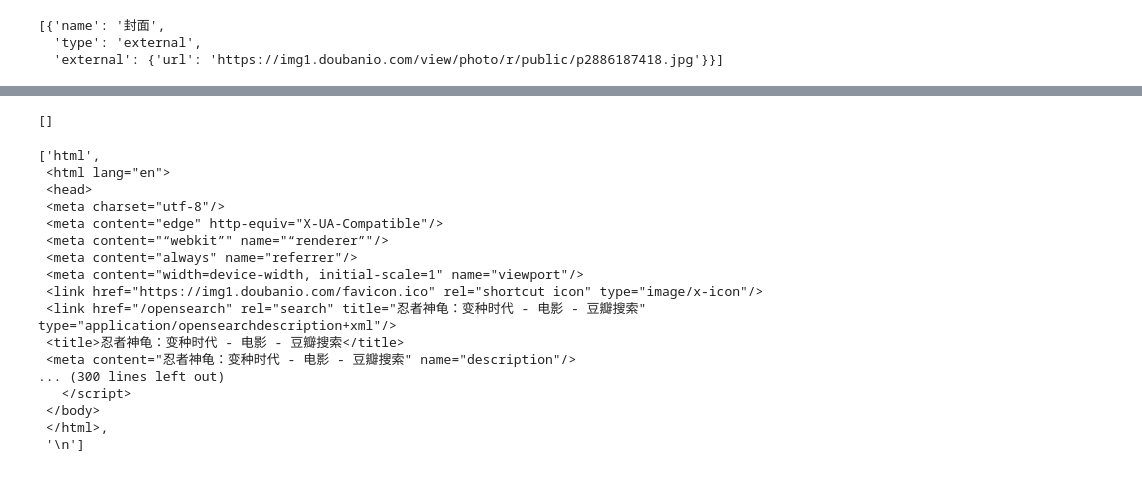
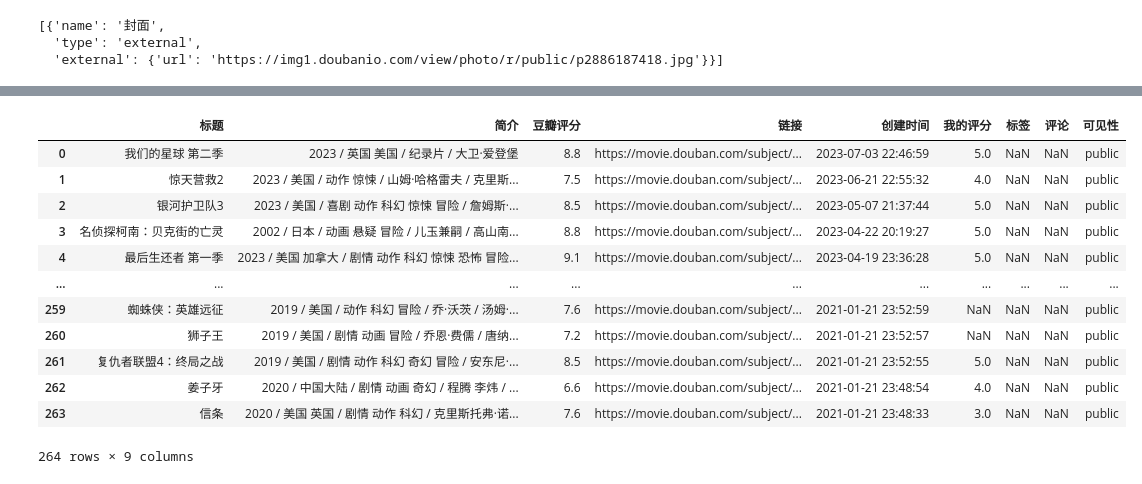
Before and after one commit to AlieZVzz/Douban-Notion, a Jupyter notebook: notion.ipynb, the cells around one changed output, grey strips where cells are left out. Cells and saved outputs as stored; diff of their text form; code cells hidden in the pictures.

```diff
--- a/notion.ipynb
+++ b/notion.ipynb
@@ -176,24 +166,0 @@ content = soup.find_all('//*[@id="root"]/div/div[2]/div[1]/div[1]/div[1]/div/a')
-# %%
-print(content)
-# %% [output]
-[]
-# %%
-soup.contents
-# %% [output]
-['html',
- <html lang="en">
- <head>
- <meta charset="utf-8"/>
- <meta content="edge" http-equiv="X-UA-Compatible"/>
- <meta content="“webkit”" name="“renderer”"/>
- <meta content="always" name="referrer"/>
- <meta content="width=device-width, initial-scale=1" name="viewport"/>
- <link href="https://img1.doubanio.com/favicon.ico" rel="shortcut icon" type="image/x-icon"/>
- <link href="/opensearch" rel="search" title="忍者神龟：变种时代 - 电影 - 豆瓣搜索" type="application/opensearchdescription+xml"/>
- <title>忍者神龟：变种时代 - 电影 - 豆瓣搜索</title>
- <meta content="忍者神龟：变种时代 - 电影 - 豆瓣搜索" name="description"/>
-... (300 lines left out)
-   </script>
- </body>
- </html>,
- '\n']
@@ -199,0 +170,17 @@ soup.contents
+# %%
+douban = pd.read_excel("豆伴(208462734).xlsx")
+douban
+# %% [output]
+|  | 标题 | 简介 | 豆瓣评分 | 链接 | 创建时间 | 我的评分 | 标签 | 评论 | 可见性 |
+| 0 | 我们的星球 第二季 | 2023 / 英国 美国 / 纪录片 / 大卫·爱登堡 | 8.8 | https://movie.douban.com/subject/... | 2023-07-03 22:46:59 | 5.0 | NaN | NaN | public |
+| 1 | 惊天营救2 | 2023 / 美国 / 动作 惊悚 / 山姆·哈格雷夫 / 克里斯... | 7.5 | https://movie.douban.com/subject/... | 2023-06-21 22:55:32 | 4.0 | NaN | NaN | public |
+| 2 | 银河护卫队3 | 2023 / 美国 / 喜剧 动作 科幻 惊悚 冒险 / 詹姆斯·... | 8.5 | https://movie.douban.com/subject/... | 2023-05-07 21:37:44 | 5.0 | NaN | NaN | public |
+| 3 | 名侦探柯南：贝克街的亡灵 | 2002 / 日本 / 动画 悬疑 冒险 / 儿玉兼嗣 / 高山南... | 8.8 | https://movie.douban.com/subject/... | 2023-04-22 20:19:27 | 5.0 | NaN | NaN | public |
+| 4 | 最后生还者 第一季 | 2023 / 美国 加拿大 / 剧情 动作 科幻 惊悚 恐怖 冒险... | 9.1 | https://movie.douban.com/subject/... | 2023-04-19 23:36:28 | 5.0 | NaN | NaN | public |
+| ... | ... | ... | ... | ... | ... | ... | ... | ... | ... |
+| 259 | 蜘蛛侠：英雄远征 | 2019 / 美国 / 动作 科幻 冒险 / 乔·沃茨 / 汤姆·... | 7.6 | https://movie.douban.com/subject/... | 2021-01-21 23:52:59 | NaN | NaN | NaN | public |
+| 260 | 狮子王 | 2019 / 美国 / 剧情 动画 冒险 / 乔恩·费儒 / 唐纳... | 7.2 | https://movie.douban.com/subject/... | 2021-01-21 23:52:57 | NaN | NaN | NaN | public |
+| 261 | 复仇者联盟4：终局之战 | 2019 / 美国 / 剧情 动作 科幻 奇幻 冒险 / 安东尼·... | 8.5 | https://movie.douban.com/subject/... | 2021-01-21 23:52:55 | 5.0 | NaN | NaN | public |
+| 262 | 姜子牙 | 2020 / 中国大陆 / 剧情 动画 奇幻 / 程腾 李炜 / ... | 6.6 | https://movie.douban.com/subject/... | 2021-01-21 23:48:54 | 4.0 | NaN | NaN | public |
+| 263 | 信条 | 2020 / 美国 英国 / 剧情 动作 科幻 / 克里斯托弗·诺... | 7.6 | https://movie.douban.com/subject/... | 2021-01-21 23:48:33 | 3.0 | NaN | NaN | public |
+264 rows × 9 columns
```
Also changed, not shown: parts of 22 cells of this notebook.
